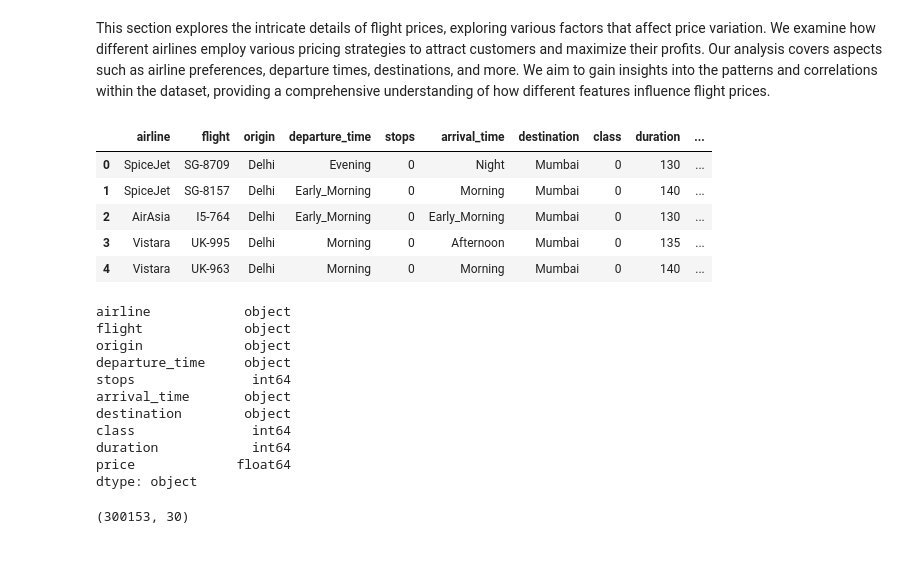
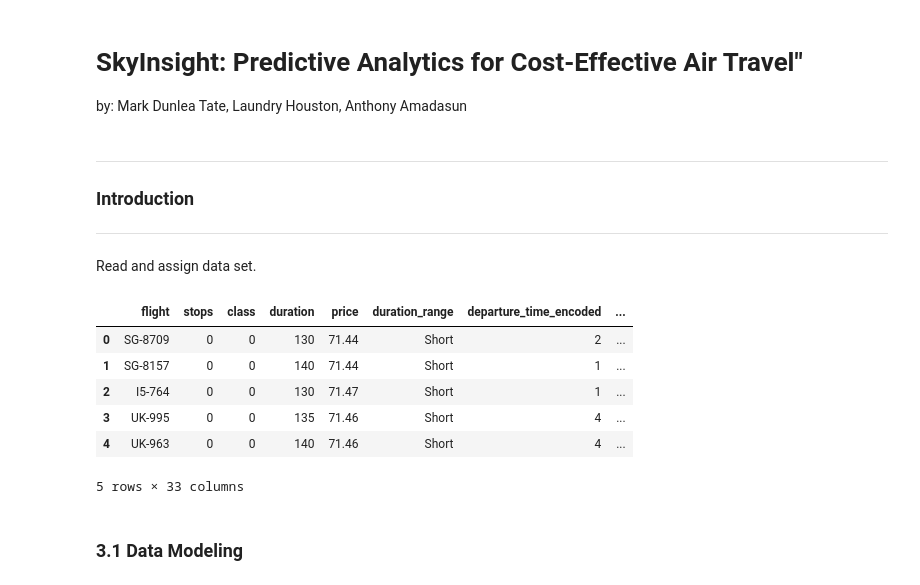
Before and after one commit to LandryHouston/Flight_Price_Prediction, a Jupyter notebook: code/03_modeling_FINAL.ipynb, the cells around one changed output. Drawn from its saved outputs; the diff is of its cells as text; code cells hidden in the pictures; blank space fills up the shorter version.

```diff
--- a/code/03_modeling_FINAL.ipynb
+++ b/code/03_modeling_FINAL.ipynb
@@ -1,5 +1,15 @@
-# %% [markdown]
-This section explores the intricate details of flight prices, exploring various factors that affect price variation. We examine how different airlines employ various pricing strategies to attract customers and maximize their profits. Our analysis covers aspects such as airline preferences, departure times, destinations, and more. We aim to gain insights into the patterns and correlations within the dataset, providing a comprehensive understanding of how different features influence flight prices.
+# %% [markdown]
+# SkyInsight: Predictive Analytics for Cost-Effective Air Travel"
+
+by: Mark Dunlea Tate, Laundry Houston, Anthony Amadasun
+# %% [markdown]
+---
+
+### Introduction
+
+
+
+---
 # %%
 import pandas as pd
 import numpy as np
@@ -12,25 +21,14 @@ from sklearn.preprocessing import PolynomialFeatures, StandardScaler
 from sklearn.model_selection import train_test_split
+# %% [markdown]
+Read and assign data set.
 # %%
-df = pd.read_csv('../data/clean_dataset.csv')
+df = pd.read_csv('../data/encoded_dataset_FINAL.csv')
 df.head()
 # %% [output]
-|  | airline | flight | origin | departure_time | stops | arrival_time | destination | class | duration | ... |
-| 0 | SpiceJet | SG-8709 | Delhi | Evening | 0 | Night | Mumbai | 0 | 130 | ... |
-| 1 | SpiceJet | SG-8157 | Delhi | Early_Morning | 0 | Morning | Mumbai | 0 | 140 | ... |
-| 2 | AirAsia | I5-764 | Delhi | Early_Morning | 0 | Early_Morning | Mumbai | 0 | 130 | ... |
-| 3 | Vistara | UK-995 | Delhi | Morning | 0 | Afternoon | Mumbai | 0 | 135 | ... |
-| 4 | Vistara | UK-963 | Delhi | Morning | 0 | Morning | Mumbai | 0 | 140 | ... |
+|  | flight | stops | class | duration | price | duration_range | departure_time_encoded | ... |
+| 0 | SG-8709 | 0 | 0 | 130 | 71.44 | Short | 2 | ... |
+| 1 | SG-8157 | 0 | 0 | 140 | 71.44 | Short | 1 | ... |
+| 2 | I5-764 | 0 | 0 | 130 | 71.47 | Short | 1 | ... |
+| 3 | UK-995 | 0 | 0 | 135 | 71.46 | Short | 4 | ... |
+| 4 | UK-963 | 0 | 0 | 140 | 71.46 | Short | 4 | ... |
+5 rows × 33 columns
-# %%
-df.dtypes
-# %% [output]
-airline            object
-flight             object
-origin             object
-departure_time     object
-stops               int64
-arrival_time       object
-destination        object
-class               int64
-duration            int64
-price             float64
-dtype: object
@@ -40,5 +35,3 @@ ohe_df = pd.get_dummies(df, columns=ohe_columns, prefix=ohe_columns, dtype=int,
-# %%
-ohe_df.shape
-# %% [output]
-(300153, 30)
+# %% [markdown]
+### 3.1 Data Modeling
 # %%
```
Also changed, not shown: parts of 15 cells of this notebook, 3 other files.
